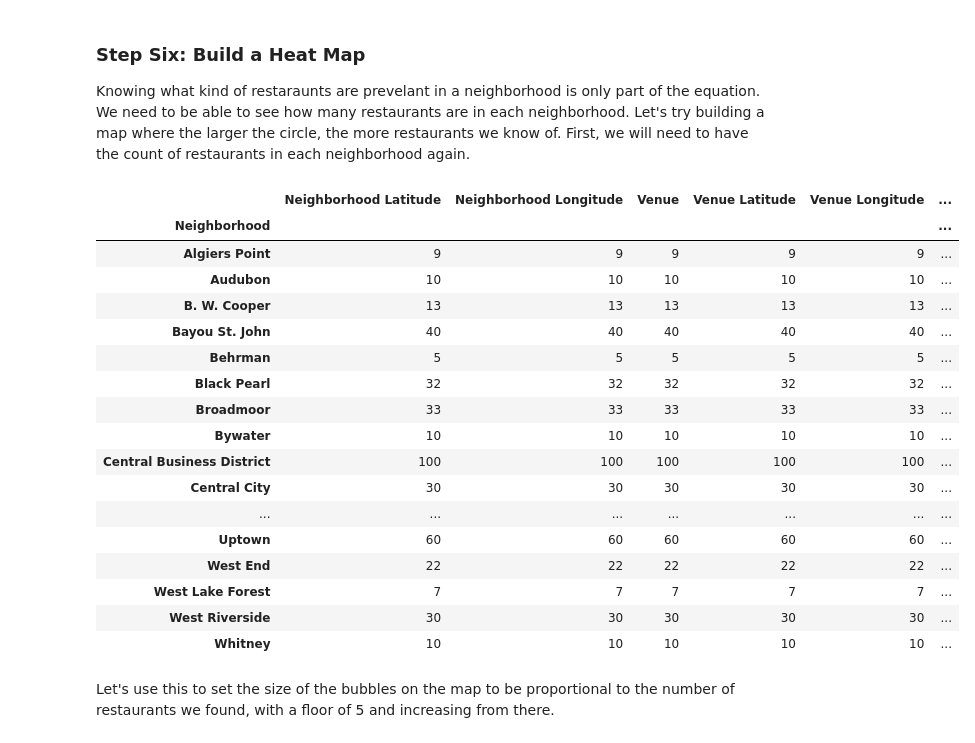
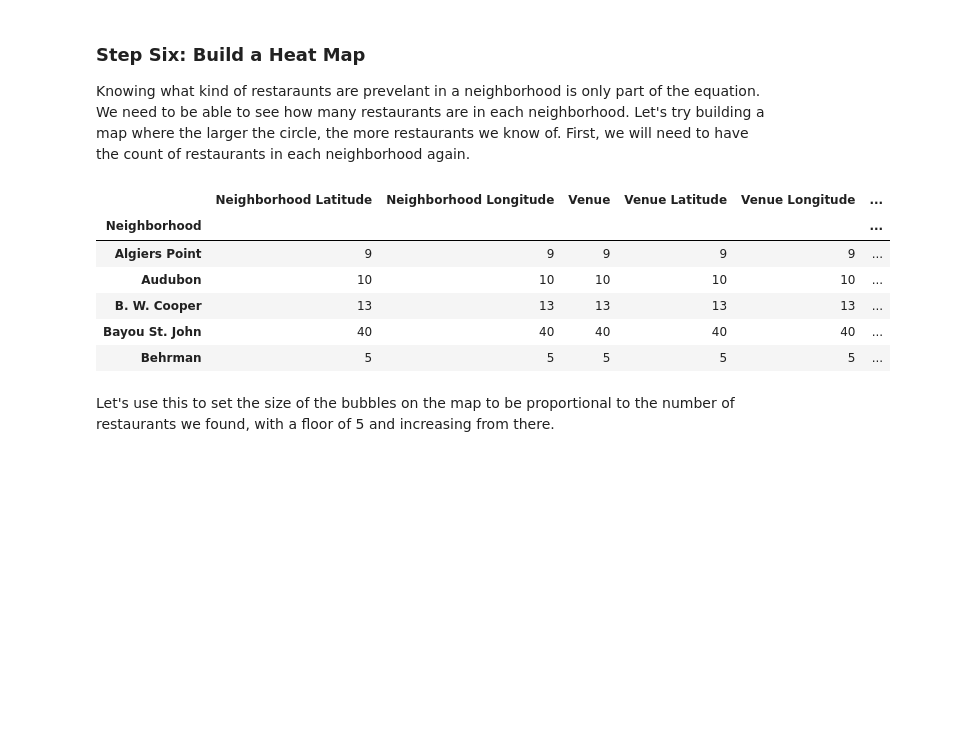
Before and after one commit to hivikash/Coursera_Capstone, a Jupyter notebook: Restaurants-in-NOLA-Neighborhoods.ipynb, the cells around one changed output. Drawn from its saved outputs; the diff is of its cells as text; code cells hidden in the pictures; blank space fills up the shorter version.

```diff
--- a/Restaurants-in-NOLA-Neighborhoods.ipynb
+++ b/Restaurants-in-NOLA-Neighborhoods.ipynb
@@ -766,26 +742,15 @@ map_clusters
 Knowing what kind of restaraunts are prevelant in a neighborhood is only part of the equation. We need to be able to see how many restaurants are in each neighborhood. Let's try building a map where the larger the circle, the more restaurants we know of. First, we will need to have the count of restaurants in each neighborhood again.
 # %%
 nola_counts = nola_rests.groupby('Neighborhood').count()
-nola_counts
+nola_counts.head()
 # %% [output]
 |  | Neighborhood Latitude | Neighborhood Longitude | Venue | Venue Latitude | Venue Longitude | ... |
 | Neighborhood |  |  |  |  |  | ... |
 | Algiers Point | 9 | 9 | 9 | 9 | 9 | ... |
 | Audubon | 10 | 10 | 10 | 10 | 10 | ... |
 | B. W. Cooper | 13 | 13 | 13 | 13 | 13 | ... |
 | Bayou St. John | 40 | 40 | 40 | 40 | 40 | ... |
 | Behrman | 5 | 5 | 5 | 5 | 5 | ... |
-| Black Pearl | 32 | 32 | 32 | 32 | 32 | ... |
-| Broadmoor | 33 | 33 | 33 | 33 | 33 | ... |
-| Bywater | 10 | 10 | 10 | 10 | 10 | ... |
-| Central Business District | 100 | 100 | 100 | 100 | 100 | ... |
-| Central City | 30 | 30 | 30 | 30 | 30 | ... |
-| ... | ... | ... | ... | ... | ... | ... |
-| Uptown | 60 | 60 | 60 | 60 | 60 | ... |
-| West End | 22 | 22 | 22 | 22 | 22 | ... |
-| West Lake Forest | 7 | 7 | 7 | 7 | 7 | ... |
-| West Riverside | 30 | 30 | 30 | 30 | 30 | ... |
-| Whitney | 10 | 10 | 10 | 10 | 10 | ... |
 # %% [markdown]
 Let's use this to set the size of the bubbles on the map to be proportional to the number of restaurants we found, with a floor of 5 and increasing from there.
 # %%
```
Also changed, not shown: parts of 3 cells of this notebook.
